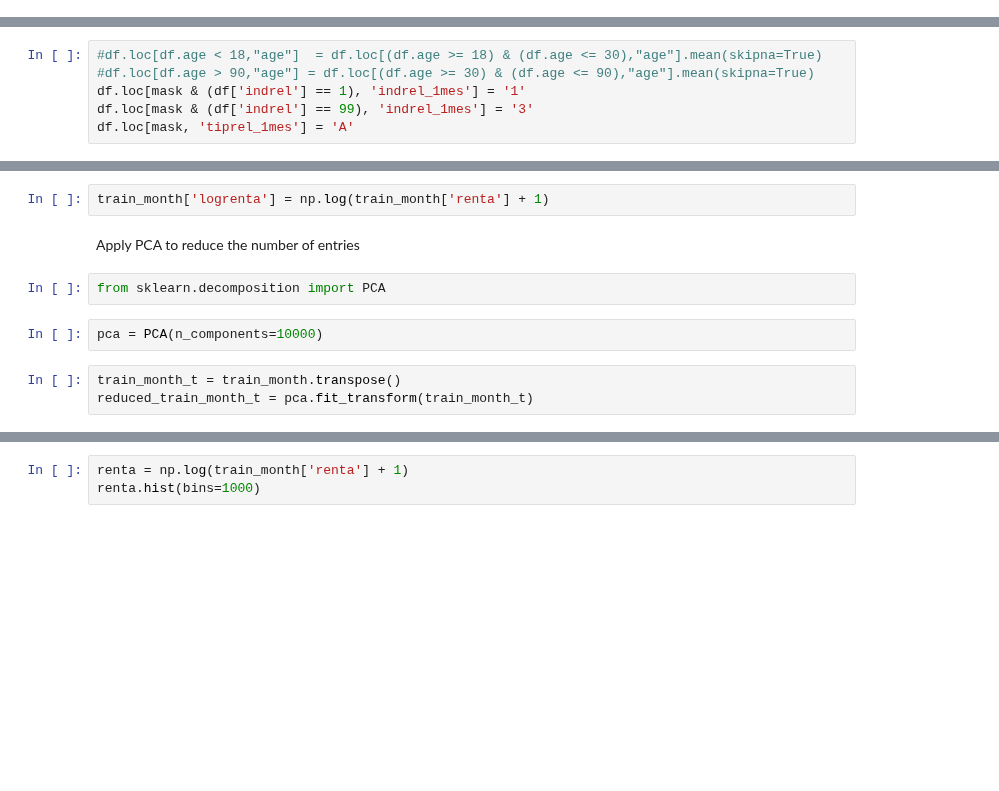
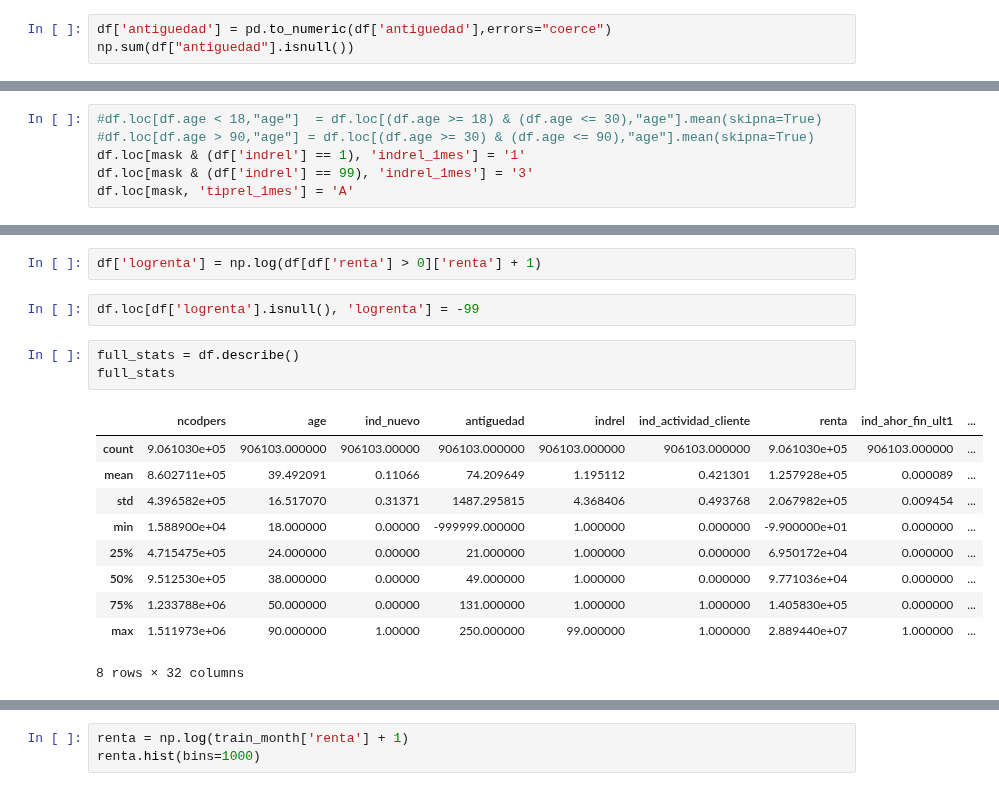
Before and after one commit to vfdev-5/SPR, a Jupyter notebook: spr_data_analysis.ipynb, the cells around one changed output, grey strips where cells are left out. Drawn from its saved outputs; the diff is of its cells as text; blank space fills up the shorter version.

```diff
--- a/spr_data_analysis.ipynb
+++ b/spr_data_analysis.ipynb
@@ -629,0 +900,3 @@ df['indrel_1mes'].value_counts()
+# %%
+df['antiguedad'] = pd.to_numeric(df['antiguedad'],errors="coerce")
+np.sum(df["antiguedad"].isnull())
@@ -657,12 +1025,19 @@ df['indrel_1mes'].value_counts()
 # %%
-train_month['logrenta'] = np.log(train_month['renta'] + 1)
+df['logrenta'] = np.log(df[df['renta'] > 0]['renta'] + 1)
-# %% [markdown]
-Apply PCA to reduce the number of entries
-# %%
-from sklearn.decomposition import PCA
-# %%
-pca = PCA(n_components=10000)
-# %%
-train_month_t = train_month.transpose()
-reduced_train_month_t = pca.fit_transform(train_month_t)
+# %%
+df.loc[df['logrenta'].isnull(), 'logrenta'] = -99
+# %%
+full_stats = df.describe()
+full_stats
+# %% [output]
+|  | ncodpers | age | ind_nuevo | antiguedad | indrel | ind_actividad_cliente | renta | ind_ahor_fin_ult1 | ... |
+| count | 9.061030e+05 | 906103.000000 | 906103.00000 | 906103.000000 | 906103.000000 | 906103.000000 | 9.061030e+05 | 906103.000000 | ... |
+| mean | 8.602711e+05 | 39.492091 | 0.11066 | 74.209649 | 1.195112 | 0.421301 | 1.257928e+05 | 0.000089 | ... |
+| std | 4.396582e+05 | 16.517070 | 0.31371 | 1487.295815 | 4.368406 | 0.493768 | 2.067982e+05 | 0.009454 | ... |
+| min | 1.588900e+04 | 18.000000 | 0.00000 | -999999.000000 | 1.000000 | 0.000000 | -9.900000e+01 | 0.000000 | ... |
+| 25% | 4.715475e+05 | 24.000000 | 0.00000 | 21.000000 | 1.000000 | 0.000000 | 6.950172e+04 | 0.000000 | ... |
+| 50% | 9.512530e+05 | 38.000000 | 0.00000 | 49.000000 | 1.000000 | 0.000000 | 9.771036e+04 | 0.000000 | ... |
+| 75% | 1.233788e+06 | 50.000000 | 0.00000 | 131.000000 | 1.000000 | 1.000000 | 1.405830e+05 | 0.000000 | ... |
+| max | 1.511973e+06 | 90.000000 | 1.00000 | 250.000000 | 99.000000 | 1.000000 | 2.889440e+07 | 1.000000 | ... |
+8 rows × 32 columns
 # %%
```
Also changed, not shown: parts of 82 cells of this notebook, 3 other files.
